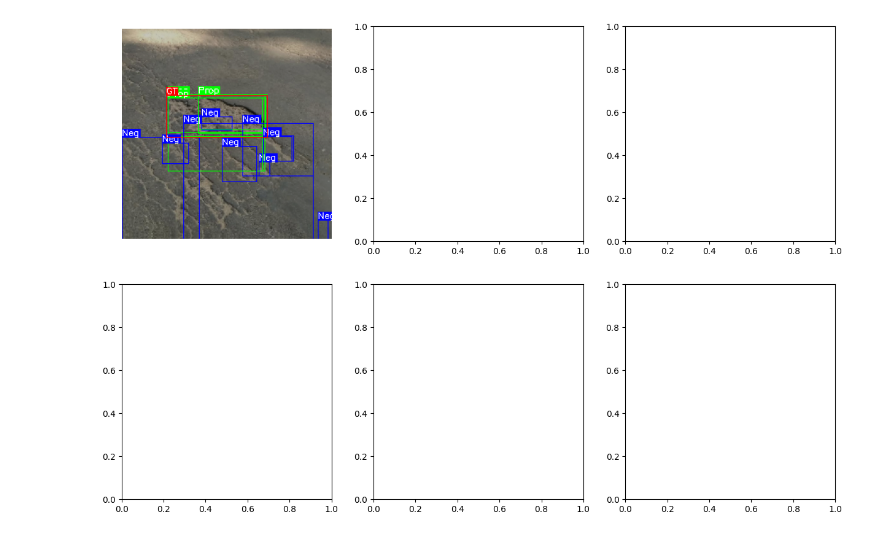
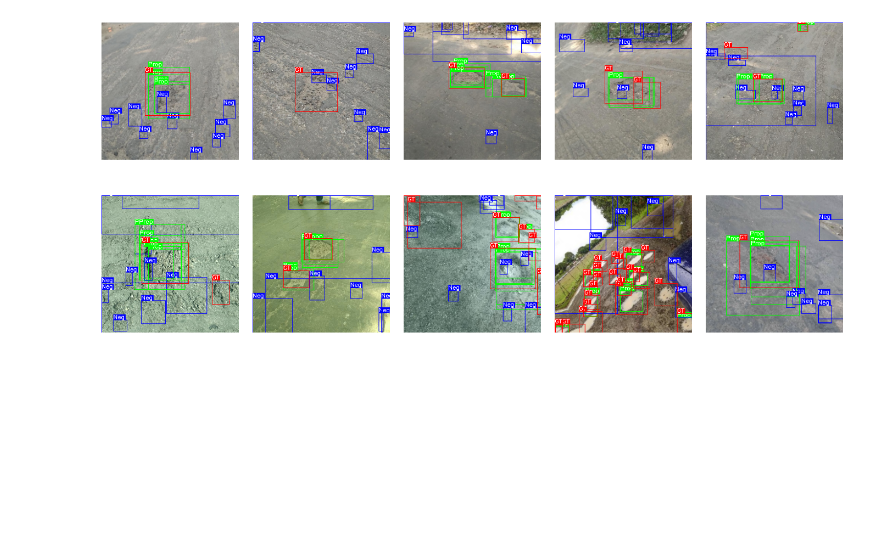
Before and after one commit to yundongbot/02516-IDLCV, a Jupyter notebook: exe/exe3/3.2.ipynb, the cells around one changed output. Saved outputs shown, nothing was run; the diff lists cells and outputs as text; code cells hidden in the pictures; blank space fills up the shorter version.

```diff
--- a/exe/exe3/3.2.ipynb
+++ b/exe/exe3/3.2.ipynb
@@ -91,3 +129,10 @@ class ProposalGenerator:
             proposals.append([x, y, x+w, y+h])
 
         return proposals[:3000]
+# %%
+import json
+
+splits = json.load(open('/content/Potholes/splits.json'))
+
+train_files = splits['train']
+test_files = splits['test']
@@ -238,22 +304,19 @@ ValueError: too many values to unpack (expected 4)
 # %%
-rate = 1
+import re
 class ProposalDataset(torch.utils.data.Dataset):
-    def __init__(self, samples_dir, type, num_samples = 10):
+    def __init__(self, files, samples_dir, num_samples = 10):
         self.samples = []
         self.num_samples = num_samples
-        sample_files = sorted(glob.glob(os.path.join(samples_dir, 'samples_*.pkl')))
 
-        train_idx = int(len(sample_files) * rate)
-        valid_idx = int(len(sample_files) * (rate + (1 - rate) * 0.5))
+        self.sample_files = []
+        all_files = os.listdir(samples_dir)
+        for filename in files:
+            file_id = os.path.splitext(filename)[0]
+            regex = re.compile(f"samples_{re.escape(file_id)}*\.pkl$")
+            for filename in all_files:
+                if regex.match(filename):
+                    self.sample_files.append(os.path.join(samples_dir, filename))
 
-        if type == 'train':
-            self.sample_files = sample_files[:train_idx]
-        elif type == 'valid':
-            self.sample_files = sample_files[train_idx:valid_idx]
-        elif type == 'test':
-            self.sample_files = sample_files[valid_idx:]
-        else:
-            raise ValueError('Invalid type')
 
     def __len__(self):
         return len(self.sample_files)
@@ -285,13 +348,15 @@ def custom_collate_fn(batch):
     return tuple(zip(*batch))
 
 batch_size = 10
-trainset = ProposalDataset(type='train', samples_dir='./test_proposals')
-# validset = ProposalDataset(transform=transform, type='valid', samples_dir='./test_proposals')
-# testset = ProposalDataset(transform=transform, type='test', samples_dir='./test_proposals')
+trainset = ProposalDataset(files=train_files, samples_dir='./test_proposals')
+
+valid_idx = int(len(test_files) / 2)
+validset = ProposalDataset(files=test_files[:valid_idx], samples_dir='./test_proposals')
+testset = ProposalDataset(files=test_files[valid_idx:], samples_dir='./test_proposals')
 
 train_loader = DataLoader(trainset, batch_size=batch_size, shuffle=True, collate_fn=custom_collate_fn)
-# valid_loader = DataLoader(validset, batch_size=batch_size, shuffle=False, collate_fn=custom_collate_fn)
-# test_loader = DataLoader(testset, batch_size=batch_size, shuffle=False, collate_fn=custom_collate_fn)
+valid_loader = DataLoader(validset, batch_size=batch_size, shuffle=False, collate_fn=custom_collate_fn)
+test_loader = DataLoader(testset, batch_size=batch_size, shuffle=False, collate_fn=custom_collate_fn)
 
 TEXT_COLOR = (255, 255, 255) # White
 GREEN_COLOR = (0, 255, 0) # GREEN
@@ -310,33 +375,41 @@ def visualize_bbox(img, bbox, class_name, color=RED_COLOR, thickness=2):
         img,
         text=class_name,
         org=(x_min, y_min - int(0.3 * text_height)),
         fontFace=cv2.FONT_HERSHEY_SIMPLEX,
         fontScale=0.35,
         color=TEXT_COLOR,
         lineType=cv2.LINE_AA,
     )
     return img
 
 def visualize_proposals(img, ground_truth_boxes, proposals):
     img = img.copy()
     for proposal in proposals:
         box = proposal[:4]
         class_name = 'Prop' if proposal[4] == 1 else 'Neg'
         img = visualize_bbox(img, box, class_name, color=GREEN_COLOR if proposal[4] == 1 else BLUE_COLOR, thickness=1)
     for gt_box in ground_truth_boxes:
         img = visualize_bbox(img, gt_box[:4], 'GT', thickness=1)
     return img
 
 images, gt_boxes, proposals = next(iter(train_loader))
 
-fig, axes = plt.subplots(2, 3, figsize=(15, 10))
+fig, axes = plt.subplots(2, 5, figsize=(15, 7))
 axes = axes.flatten()
 
-for i in range(1):
+for i in range(10):
     img = visualize_proposals(images[i].numpy(), gt_boxes[i].numpy(), proposals[i].numpy())
     axes[i].imshow(img)
     axes[i].axis('off')
 
+plt.subplots_adjust(
+    left=0.05,   # Adjust the left margin
+    right=0.95,  # Adjust the right margin
+    top=0.95,    # Adjust the top margin
+    bottom=0.05, # Adjust the bottom margin
+    wspace=0.1,  # Adjust the width space between subplots
+    hspace=0.001   # Adjust the height space between subplots
+)
 plt.show()
 # %% [output]
-[figure, old version]
+[figure, new version]
```
Also changed, not shown: parts of 7 cells of this notebook.
